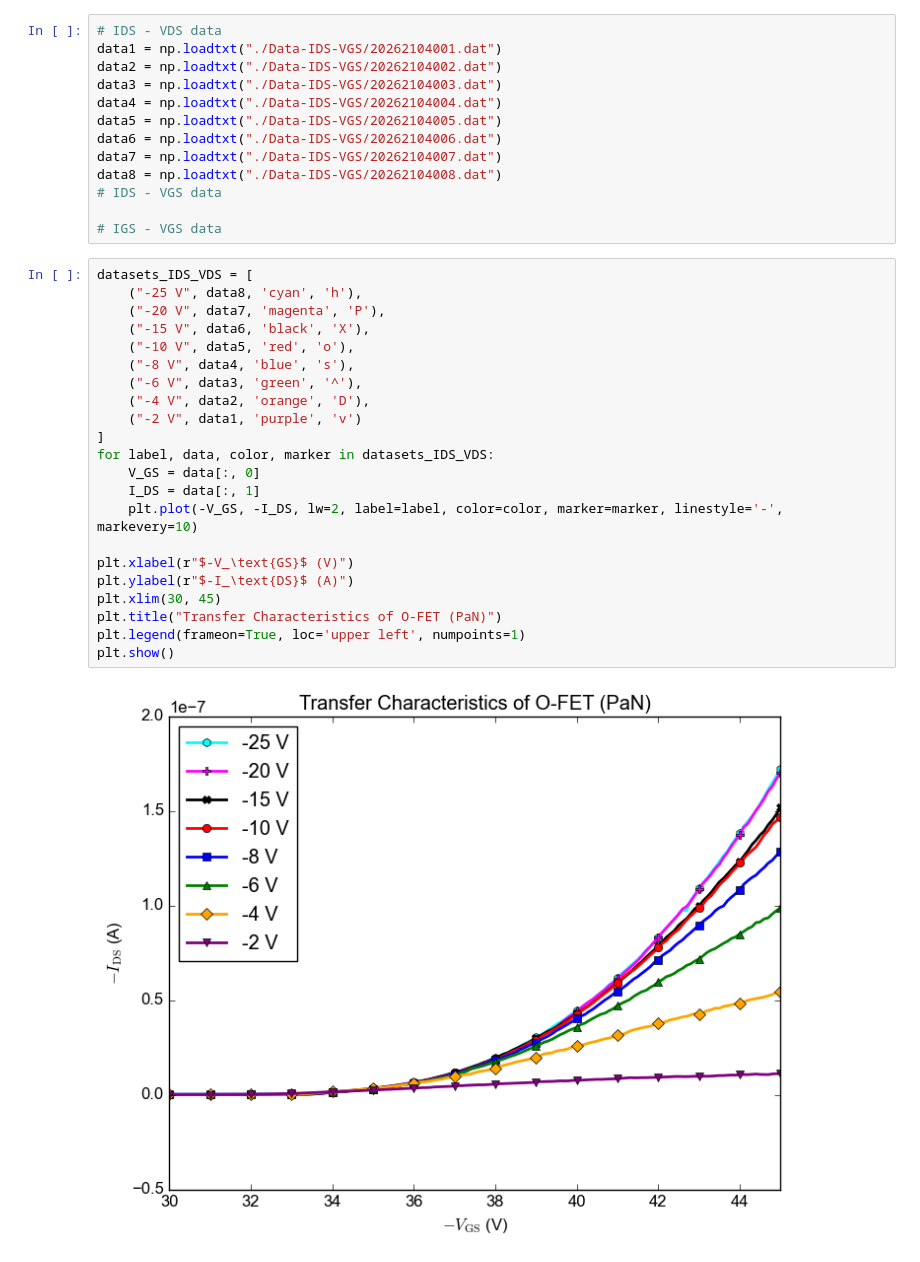
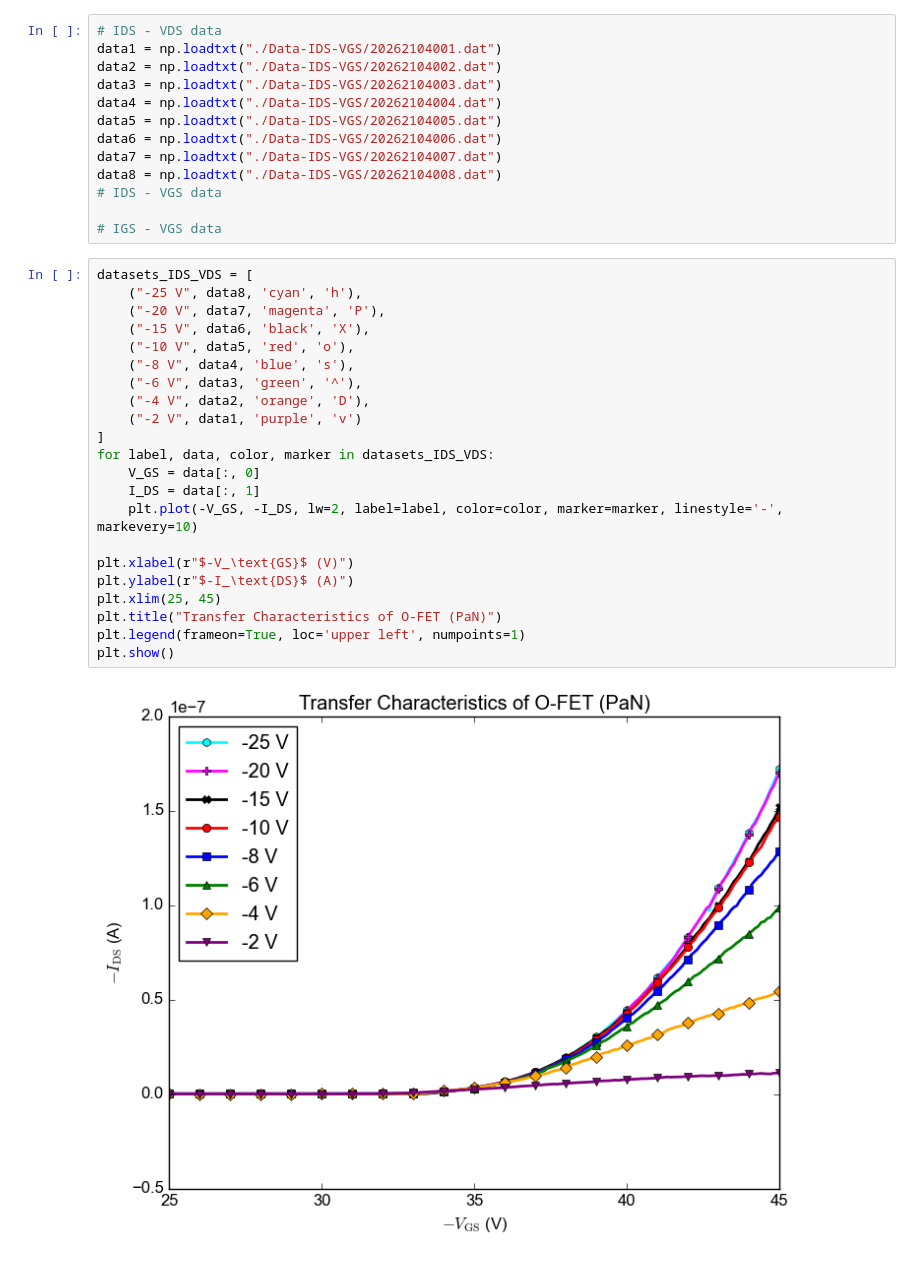
Before and after one commit to phamtrungkien8904/BachelorThesis, a Jupyter notebook: PaN/characterization-2.ipynb, the cells around one changed output. Drawn from its saved outputs; the diff is of its cells as text.

```diff
--- a/PaN/characterization-2.ipynb
+++ b/PaN/characterization-2.ipynb
@@ -26,24 +26,24 @@ data8 = np.loadtxt("./Data-IDS-VGS/20262104008.dat")
 # %%
 datasets_IDS_VDS = [
     ("-25 V", data8, 'cyan', 'h'),
     ("-20 V", data7, 'magenta', 'P'),
     ("-15 V", data6, 'black', 'X'),
     ("-10 V", data5, 'red', 'o'),
     ("-8 V", data4, 'blue', 's'),
     ("-6 V", data3, 'green', '^'),
     ("-4 V", data2, 'orange', 'D'),
     ("-2 V", data1, 'purple', 'v')
 ]
 for label, data, color, marker in datasets_IDS_VDS:
     V_GS = data[:, 0]
     I_DS = data[:, 1]
     plt.plot(-V_GS, -I_DS, lw=2, label=label, color=color, marker=marker, linestyle='-', markevery=10)
 
 plt.xlabel(r"$-V_\text{GS}$ (V)")
 plt.ylabel(r"$-I_\text{DS}$ (A)")
-plt.xlim(30, 45)
+plt.xlim(25, 45)
 plt.title("Transfer Characteristics of O-FET (PaN)")
 plt.legend(frameon=True, loc='upper left', numpoints=1)
 plt.show()
 # %% [output]
-[figure, old version]
+[figure, new version]
```
